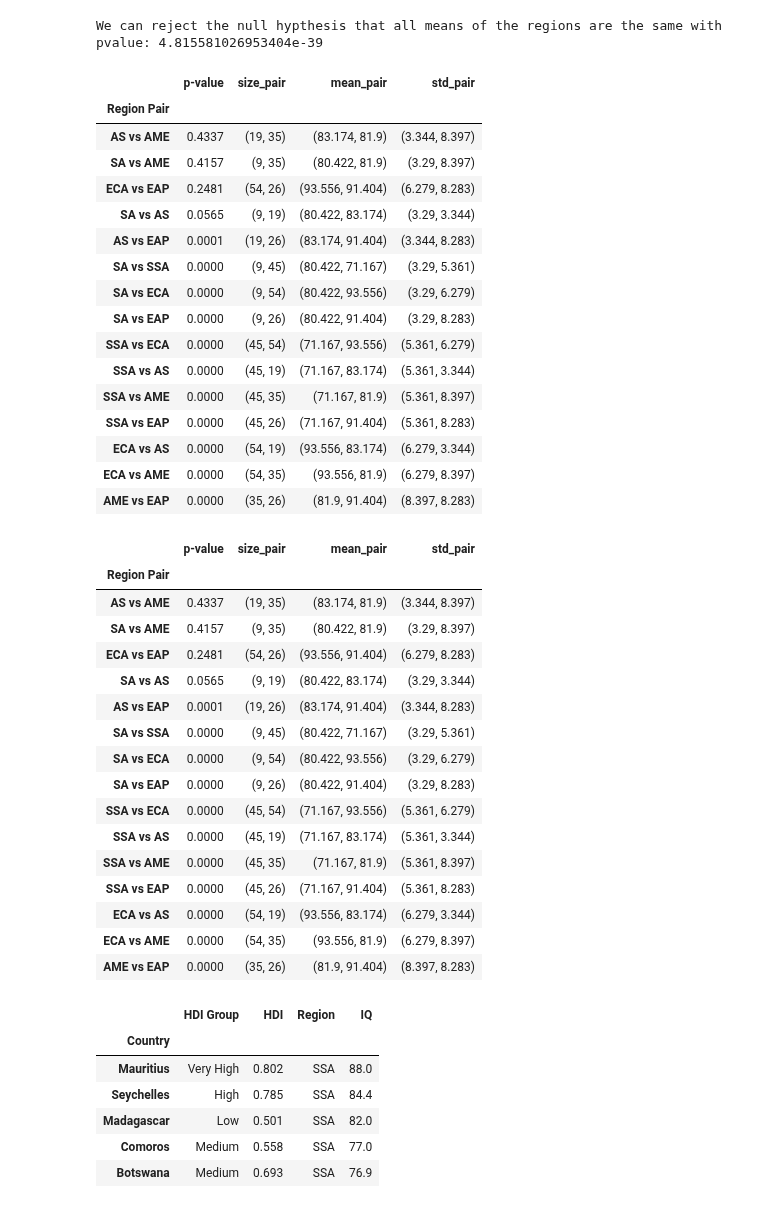
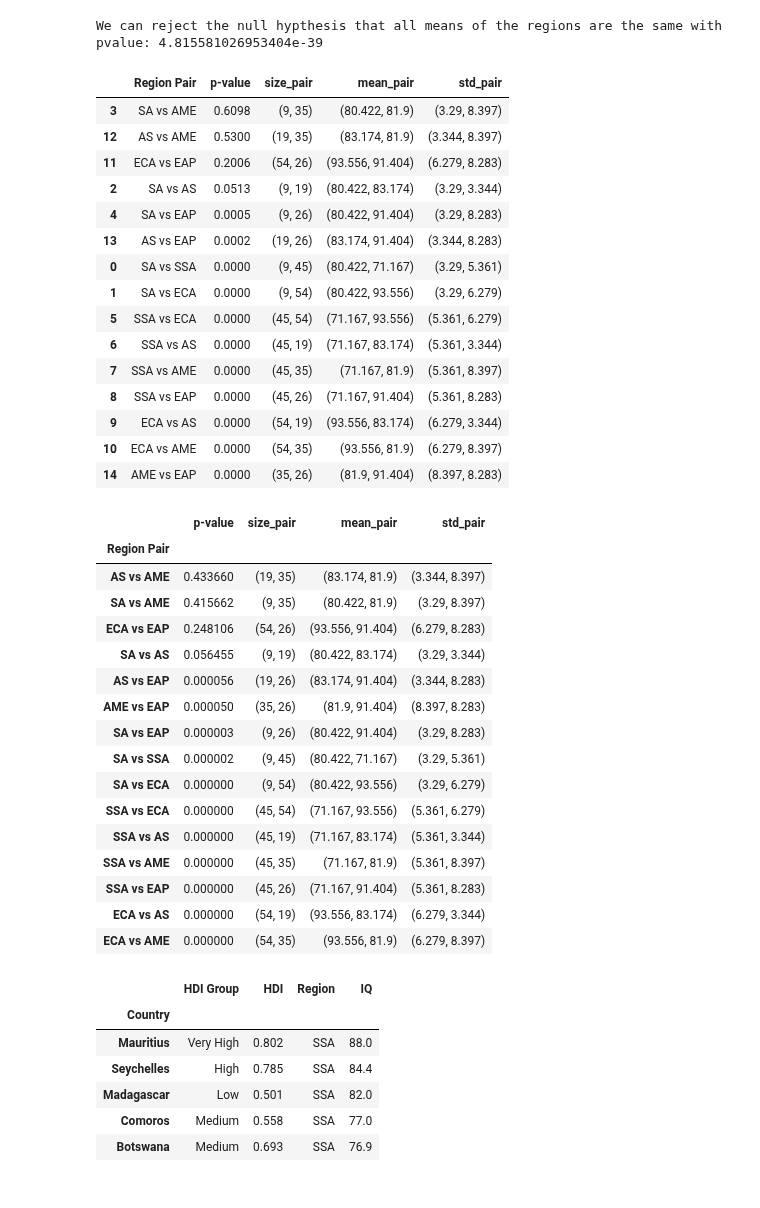
Before and after one commit to jakthehut/HDI-IQ-Analysis, a Jupyter notebook: hdi_iq_analysis_final.ipynb, the cells around one changed output. Saved outputs shown, nothing was run; the diff lists cells and outputs as text; code cells hidden in the pictures.

```diff
--- a/hdi_iq_analysis_final.ipynb
+++ b/hdi_iq_analysis_final.ipynb
@@ -1010,48 +1010,47 @@ We can reject the null hypthesis that all means of the regions are the same with
 # %%
 #Comparing every region to every other region in terms of means similarity considering similar variance
 compared_reg = []
 samevar_dict = {
      'Region Pair' : [],
      'p-value' : [],
      'size_pair' : [],
      'mean_pair' : [],
     'std_pair' : []
 }
 for region_base in merged_df['Region'].unique():
     for region_compare in merged_df['Region'].unique():
         if region_base != region_compare:
                 if region_compare not in compared_reg:
                     t, p = stats.ttest_ind(merged_df[merged_df['Region'] == region_base]['IQ'], merged_df[merged_df['Region'] == region_compare]['IQ'], equal_var=True)
                     p = round(p, 4)
                     samevar_dict['Region Pair'].append(region_base + ' vs ' + region_compare)
                     samevar_dict['p-value'].append(p)
                     samevar_dict['size_pair'].append((IQ_size[region_base], IQ_size[region_compare]))
                     samevar_dict['mean_pair'].append((round(IQ_mean[region_base],3), round(IQ_mean[region_compare],3)))
                     samevar_dict['std_pair'].append((round(IQ_std[region_base],3), round(IQ_std[region_compare],3)))
     compared_reg.append(region_base)
 
 samevar_df = pd.DataFrame(samevar_dict)
-samevar_df = diffvar_df.sort_values(by='p-value', ascending = False)
+samevar_df = samevar_df.sort_values(by='p-value', ascending = False)
 #samevar_df.set_index('Region Pair', inplace=True)
 samevar_df
 # %% [output]
-|  | p-value | size_pair | mean_pair | std_pair |
-| Region Pair |  |  |  |  |
-| AS vs AME | 0.4337 | (19, 35) | (83.174, 81.9) | (3.344, 8.397) |
-| SA vs AME | 0.4157 | (9, 35) | (80.422, 81.9) | (3.29, 8.397) |
-| ECA vs EAP | 0.2481 | (54, 26) | (93.556, 91.404) | (6.279, 8.283) |
-| SA vs AS | 0.0565 | (9, 19) | (80.422, 83.174) | (3.29, 3.344) |
-| AS vs EAP | 0.0001 | (19, 26) | (83.174, 91.404) | (3.344, 8.283) |
-| SA vs SSA | 0.0000 | (9, 45) | (80.422, 71.167) | (3.29, 5.361) |
-| SA vs ECA | 0.0000 | (9, 54) | (80.422, 93.556) | (3.29, 6.279) |
-| SA vs EAP | 0.0000 | (9, 26) | (80.422, 91.404) | (3.29, 8.283) |
-| SSA vs ECA | 0.0000 | (45, 54) | (71.167, 93.556) | (5.361, 6.279) |
-| SSA vs AS | 0.0000 | (45, 19) | (71.167, 83.174) | (5.361, 3.344) |
-| SSA vs AME | 0.0000 | (45, 35) | (71.167, 81.9) | (5.361, 8.397) |
-| SSA vs EAP | 0.0000 | (45, 26) | (71.167, 91.404) | (5.361, 8.283) |
-| ECA vs AS | 0.0000 | (54, 19) | (93.556, 83.174) | (6.279, 3.344) |
-| ECA vs AME | 0.0000 | (54, 35) | (93.556, 81.9) | (6.279, 8.397) |
-| AME vs EAP | 0.0000 | (35, 26) | (81.9, 91.404) | (8.397, 8.283) |
+|  | Region Pair | p-value | size_pair | mean_pair | std_pair |
+| 3 | SA vs AME | 0.6098 | (9, 35) | (80.422, 81.9) | (3.29, 8.397) |
+| 12 | AS vs AME | 0.5300 | (19, 35) | (83.174, 81.9) | (3.344, 8.397) |
+| 11 | ECA vs EAP | 0.2006 | (54, 26) | (93.556, 91.404) | (6.279, 8.283) |
+| 2 | SA vs AS | 0.0513 | (9, 19) | (80.422, 83.174) | (3.29, 3.344) |
+| 4 | SA vs EAP | 0.0005 | (9, 26) | (80.422, 91.404) | (3.29, 8.283) |
+| 13 | AS vs EAP | 0.0002 | (19, 26) | (83.174, 91.404) | (3.344, 8.283) |
+| 0 | SA vs SSA | 0.0000 | (9, 45) | (80.422, 71.167) | (3.29, 5.361) |
+| 1 | SA vs ECA | 0.0000 | (9, 54) | (80.422, 93.556) | (3.29, 6.279) |
+| 5 | SSA vs ECA | 0.0000 | (45, 54) | (71.167, 93.556) | (5.361, 6.279) |
+| 6 | SSA vs AS | 0.0000 | (45, 19) | (71.167, 83.174) | (5.361, 3.344) |
+| 7 | SSA vs AME | 0.0000 | (45, 35) | (71.167, 81.9) | (5.361, 8.397) |
+| 8 | SSA vs EAP | 0.0000 | (45, 26) | (71.167, 91.404) | (5.361, 8.283) |
+| 9 | ECA vs AS | 0.0000 | (54, 19) | (93.556, 83.174) | (6.279, 3.344) |
+| 10 | ECA vs AME | 0.0000 | (54, 35) | (93.556, 81.9) | (6.279, 8.397) |
+| 14 | AME vs EAP | 0.0000 | (35, 26) | (81.9, 91.404) | (8.397, 8.283) |
 # %%
 #Comparing every region to every other region in terms of means similarity considering similar variance
 compared_reg = []
@@ -1067,7 +1066,7 @@ for region_base in merged_df['Region'].unique():
         if region_base != region_compare:
                 if region_compare not in compared_reg:
                     t, p = stats.ttest_ind(merged_df[merged_df['Region'] == region_base]['IQ'], merged_df[merged_df['Region'] == region_compare]['IQ'], equal_var=False)
-                    p = round(p, 4)
+                    p = round(p, 6)
                     diffvar_dict['Region Pair'].append(region_base + ' vs ' + region_compare)
                     diffvar_dict['p-value'].append(p)
                     diffvar_dict['size_pair'].append((IQ_size[region_base], IQ_size[region_compare]))
@@ -1082,21 +1081,21 @@ diffvar_df
 # %% [output]
 |  | p-value | size_pair | mean_pair | std_pair |
 | Region Pair |  |  |  |  |
-| AS vs AME | 0.4337 | (19, 35) | (83.174, 81.9) | (3.344, 8.397) |
-| SA vs AME | 0.4157 | (9, 35) | (80.422, 81.9) | (3.29, 8.397) |
-| ECA vs EAP | 0.2481 | (54, 26) | (93.556, 91.404) | (6.279, 8.283) |
-| SA vs AS | 0.0565 | (9, 19) | (80.422, 83.174) | (3.29, 3.344) |
-| AS vs EAP | 0.0001 | (19, 26) | (83.174, 91.404) | (3.344, 8.283) |
-| SA vs SSA | 0.0000 | (9, 45) | (80.422, 71.167) | (3.29, 5.361) |
-| SA vs ECA | 0.0000 | (9, 54) | (80.422, 93.556) | (3.29, 6.279) |
-| SA vs EAP | 0.0000 | (9, 26) | (80.422, 91.404) | (3.29, 8.283) |
-| SSA vs ECA | 0.0000 | (45, 54) | (71.167, 93.556) | (5.361, 6.279) |
-| SSA vs AS | 0.0000 | (45, 19) | (71.167, 83.174) | (5.361, 3.344) |
-| SSA vs AME | 0.0000 | (45, 35) | (71.167, 81.9) | (5.361, 8.397) |
-| SSA vs EAP | 0.0000 | (45, 26) | (71.167, 91.404) | (5.361, 8.283) |
-| ECA vs AS | 0.0000 | (54, 19) | (93.556, 83.174) | (6.279, 3.344) |
-| ECA vs AME | 0.0000 | (54, 35) | (93.556, 81.9) | (6.279, 8.397) |
-| AME vs EAP | 0.0000 | (35, 26) | (81.9, 91.404) | (8.397, 8.283) |
+| AS vs AME | 0.433660 | (19, 35) | (83.174, 81.9) | (3.344, 8.397) |
+| SA vs AME | 0.415662 | (9, 35) | (80.422, 81.9) | (3.29, 8.397) |
+| ECA vs EAP | 0.248106 | (54, 26) | (93.556, 91.404) | (6.279, 8.283) |
+| SA vs AS | 0.056455 | (9, 19) | (80.422, 83.174) | (3.29, 3.344) |
+| AS vs EAP | 0.000056 | (19, 26) | (83.174, 91.404) | (3.344, 8.283) |
+| AME vs EAP | 0.000050 | (35, 26) | (81.9, 91.404) | (8.397, 8.283) |
+| SA vs EAP | 0.000003 | (9, 26) | (80.422, 91.404) | (3.29, 8.283) |
+| SA vs SSA | 0.000002 | (9, 45) | (80.422, 71.167) | (3.29, 5.361) |
+| SA vs ECA | 0.000000 | (9, 54) | (80.422, 93.556) | (3.29, 6.279) |
+| SSA vs ECA | 0.000000 | (45, 54) | (71.167, 93.556) | (5.361, 6.279) |
+| SSA vs AS | 0.000000 | (45, 19) | (71.167, 83.174) | (5.361, 3.344) |
+| SSA vs AME | 0.000000 | (45, 35) | (71.167, 81.9) | (5.361, 8.397) |
+| SSA vs EAP | 0.000000 | (45, 26) | (71.167, 91.404) | (5.361, 8.283) |
+| ECA vs AS | 0.000000 | (54, 19) | (93.556, 83.174) | (6.279, 3.344) |
+| ECA vs AME | 0.000000 | (54, 35) | (93.556, 81.9) | (6.279, 8.397) |
 # %%
 merged_df[merged_df['Region'] == 'SSA'].sort_values(by='IQ', ascending=False).head(5)
 # %% [output]
```
